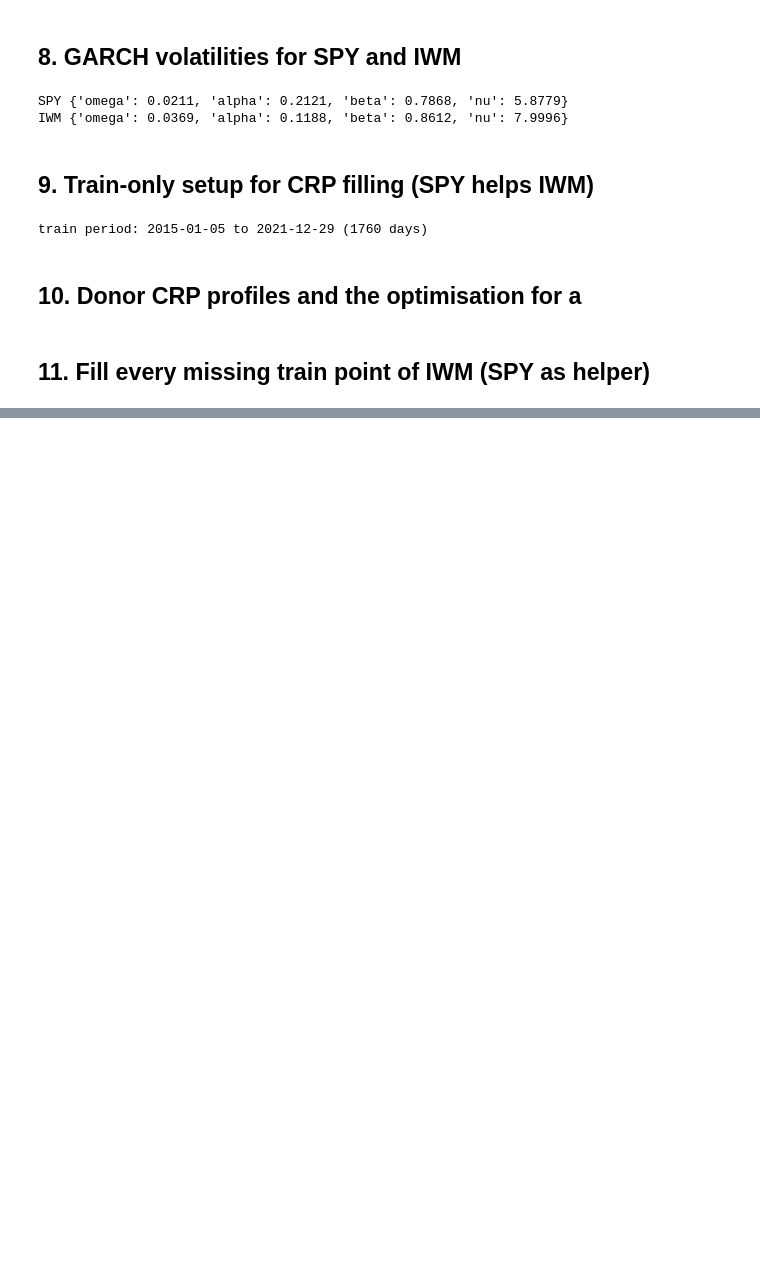
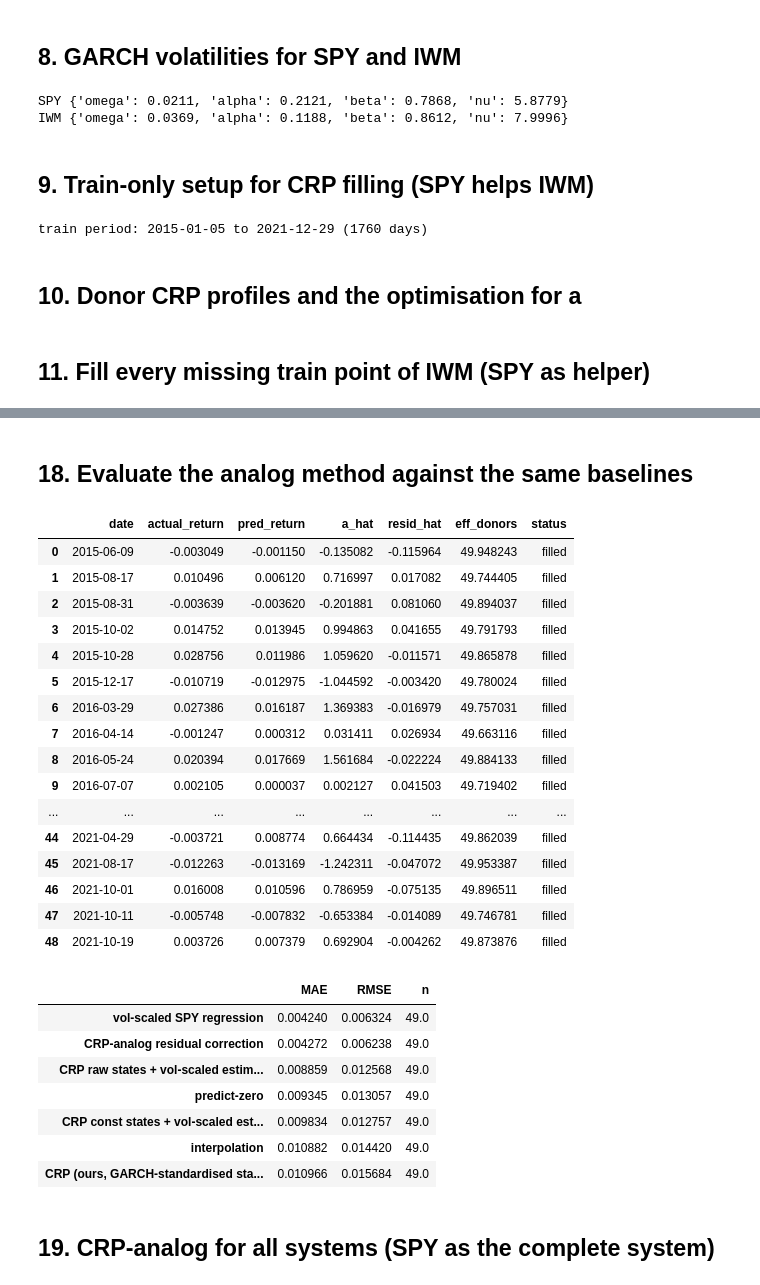
Before and after one commit to Anastasios-Vlachmpeis/RQA_for_Financial_Dynamics, a Jupyter notebook: notebooks/rps4missingDataReconstruction/rps4missingdata.ipynb, the cells around one changed output, grey strips where cells are left out. Cells and saved outputs as stored; diff of their text form; code cells hidden in the pictures; blank space fills up the shorter version.

```diff
--- a/notebooks/rps4missingDataReconstruction/rps4missingdata.ipynb
+++ b/notebooks/rps4missingDataReconstruction/rps4missingdata.ipynb
@@ -793,0 +924,56 @@ comparison_all
+# %% [markdown]
+## 18. Evaluate the analog method against the same baselines
+# %%
+analog_rows = []
+for _, row in filled_points.iterrows():
+    date = row["date"]
+    pos = int(TRAIN_DATES.get_loc(date))
+    pred = predict_analog(pos, BEST_K, BEST_SHRINK)
+    out = {"date": date, "actual_return": float(row["actual_return"]),
+           "pred_return": np.nan, "a_hat": np.nan, "resid_hat": np.nan,
+           "eff_donors": np.nan, "status": "skipped"}
+    if pred is not None:
+        a_hat, resid_hat, eff_n = pred
+        out.update({"a_hat": a_hat, "resid_hat": resid_hat,
+                    "eff_donors": eff_n,
+                    "pred_return": a_hat * float(row["sigma_t"]),
+                    "status": "filled"})
+    analog_rows.append(out)
+analog_results = pd.DataFrame(analog_rows)
+done_analog = analog_results[analog_results["status"] == "filled"]
+
+comparison_final = comparison_all.copy()
+mae_a, rmse_a = _mae_rmse(done_analog["pred_return"].to_numpy(dtype=float),
+                          done_analog["actual_return"].to_numpy(dtype=float))
+comparison_final.loc["CRP-analog residual correction"] = [mae_a, rmse_a, len(done_analog)]
+comparison_final = comparison_final.sort_values("MAE")
+display(analog_results.sort_values("date"))
+comparison_final
+# %% [output]
+|  | date | actual_return | pred_return | a_hat | resid_hat | eff_donors | status |
+| 0 | 2015-06-09 | -0.003049 | -0.001150 | -0.135082 | -0.115964 | 49.948243 | filled |
+| 1 | 2015-08-17 | 0.010496 | 0.006120 | 0.716997 | 0.017082 | 49.744405 | filled |
+| 2 | 2015-08-31 | -0.003639 | -0.003620 | -0.201881 | 0.081060 | 49.894037 | filled |
+| 3 | 2015-10-02 | 0.014752 | 0.013945 | 0.994863 | 0.041655 | 49.791793 | filled |
+| 4 | 2015-10-28 | 0.028756 | 0.011986 | 1.059620 | -0.011571 | 49.865878 | filled |
+| 5 | 2015-12-17 | -0.010719 | -0.012975 | -1.044592 | -0.003420 | 49.780024 | filled |
+| 6 | 2016-03-29 | 0.027386 | 0.016187 | 1.369383 | -0.016979 | 49.757031 | filled |
+| 7 | 2016-04-14 | -0.001247 | 0.000312 | 0.031411 | 0.026934 | 49.663116 | filled |
+| 8 | 2016-05-24 | 0.020394 | 0.017669 | 1.561684 | -0.022224 | 49.884133 | filled |
+| 9 | 2016-07-07 | 0.002105 | 0.000037 | 0.002127 | 0.041503 | 49.719402 | filled |
+| ... | ... | ... | ... | ... | ... | ... | ... |
+| 44 | 2021-04-29 | -0.003721 | 0.008774 | 0.664434 | -0.114435 | 49.862039 | filled |
+| 45 | 2021-08-17 | -0.012263 | -0.013169 | -1.242311 | -0.047072 | 49.953387 | filled |
+| 46 | 2021-10-01 | 0.016008 | 0.010596 | 0.786959 | -0.075135 | 49.896511 | filled |
+| 47 | 2021-10-11 | -0.005748 | -0.007832 | -0.653384 | -0.014089 | 49.746781 | filled |
+| 48 | 2021-10-19 | 0.003726 | 0.007379 | 0.692904 | -0.004262 | 49.873876 | filled |
+|  | MAE | RMSE | n |
+| vol-scaled SPY regression | 0.004240 | 0.006324 | 49.0 |
+| CRP-analog residual correction | 0.004272 | 0.006238 | 49.0 |
+| CRP raw states + vol-scaled estim... | 0.008859 | 0.012568 | 49.0 |
+| predict-zero | 0.009345 | 0.013057 | 49.0 |
+| CRP const states + vol-scaled est... | 0.009834 | 0.012757 | 49.0 |
+| interpolation | 0.010882 | 0.014420 | 49.0 |
+| CRP (ours, GARCH-standardised sta... | 0.010966 | 0.015684 | 49.0 |
+# %% [markdown]
+## 19. CRP-analog for all systems (SPY as the complete system)
```
Also changed, not shown: parts of 24 cells of this notebook, 8 other files.
